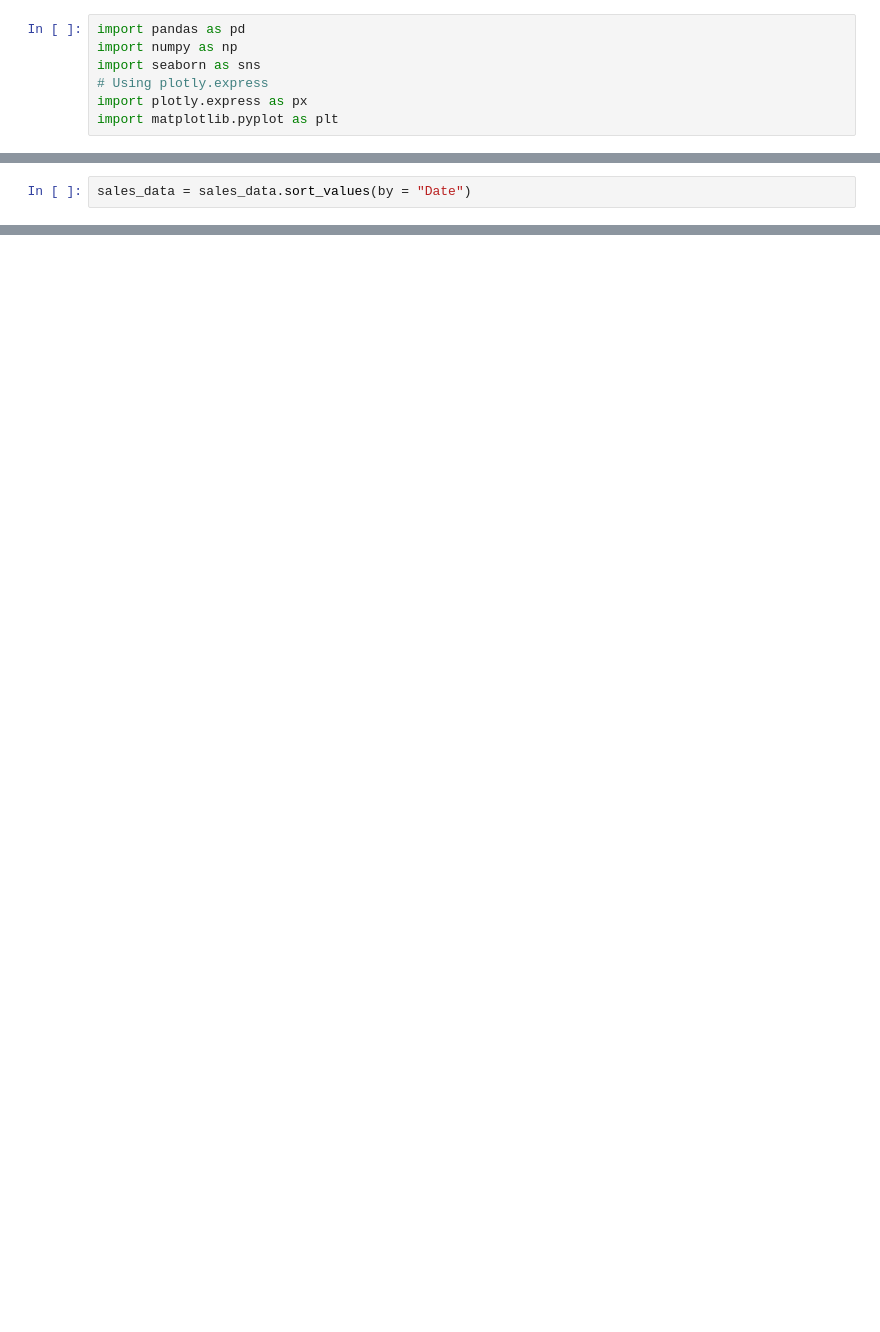
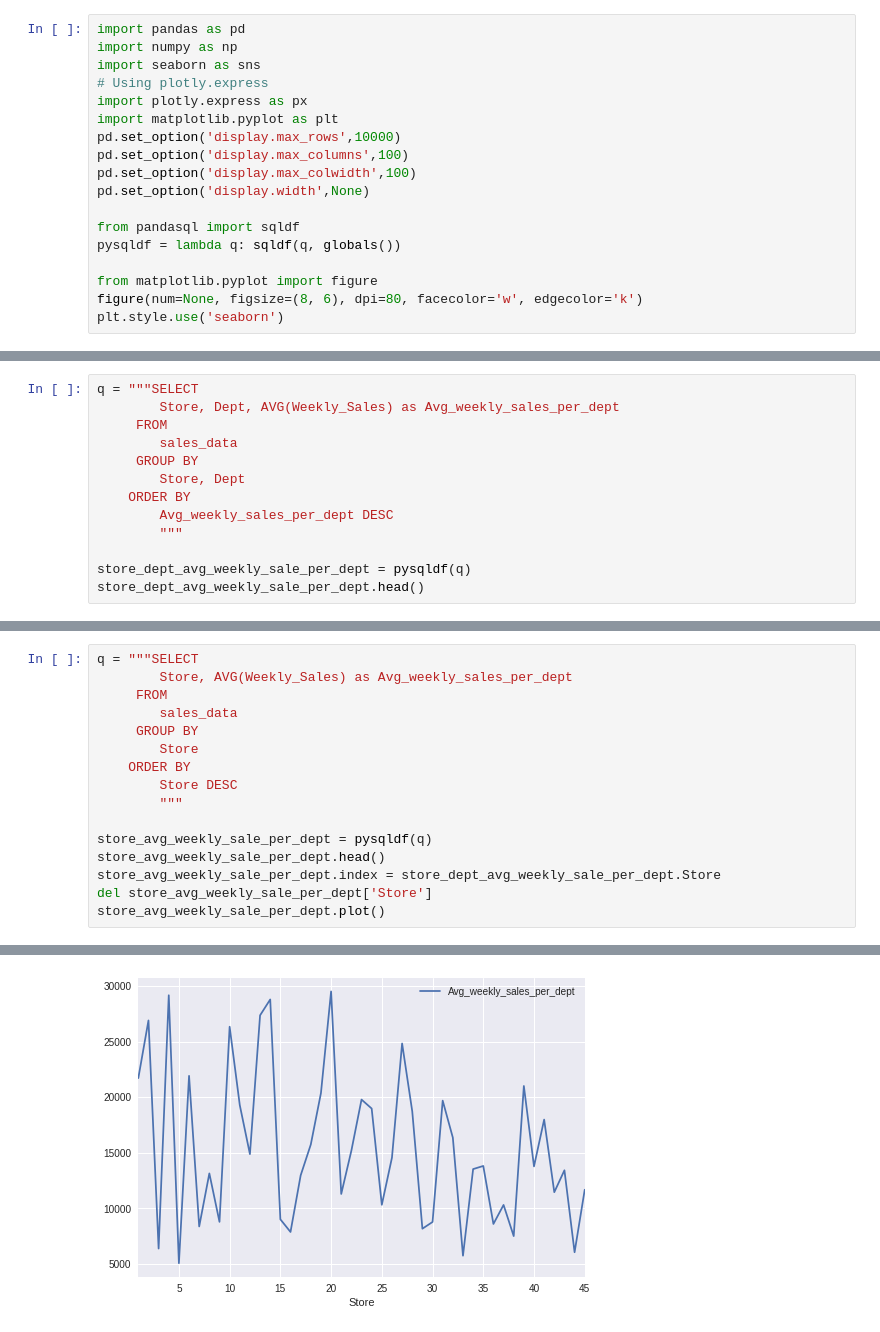
Before and after one commit to sagnikrana/Sales-Forecasting, a Jupyter notebook: Sales Forecasting.ipynb, the cells around one changed output, grey strips where cells are left out. Drawn from its saved outputs; the diff is of its cells as text; blank space fills up the shorter version.

```diff
--- a/Sales Forecasting.ipynb
+++ b/Sales Forecasting.ipynb
@@ -5,3 +5,14 @@ import seaborn as sns
 # Using plotly.express
 import plotly.express as px
 import matplotlib.pyplot as plt
+pd.set_option('display.max_rows',10000)
+pd.set_option('display.max_columns',100)
+pd.set_option('display.max_colwidth',100)
+pd.set_option('display.width',None)
+
+from pandasql import sqldf
+pysqldf = lambda q: sqldf(q, globals())
+
+from matplotlib.pyplot import figure
+figure(num=None, figsize=(8, 6), dpi=80, facecolor='w', edgecolor='k')
+plt.style.use('seaborn')
@@ -20,2 +32,0 @@ sales_data.head()
-# %%
-sales_data = sales_data.sort_values(by = "Date")
@@ -34,0 +78,13 @@ fig.show()
+# %%
+q = """SELECT
+        Store, Dept, AVG(Weekly_Sales) as Avg_weekly_sales_per_dept
+     FROM
+        sales_data
+     GROUP BY
+        Store, Dept
+    ORDER BY
+        Avg_weekly_sales_per_dept DESC
+        """
+
+store_dept_avg_weekly_sale_per_dept = pysqldf(q)
+store_dept_avg_weekly_sale_per_dept.head()
@@ -34,0 +98,17 @@ fig.show()
+# %%
+q = """SELECT
+        Store, AVG(Weekly_Sales) as Avg_weekly_sales_per_dept
+     FROM
+        sales_data
+     GROUP BY
+        Store
+    ORDER BY
+        Store DESC
+        """
+
+store_avg_weekly_sale_per_dept = pysqldf(q)
+store_avg_weekly_sale_per_dept.head()
+store_avg_weekly_sale_per_dept.index = store_dept_avg_weekly_sale_per_dept.Store
+del store_avg_weekly_sale_per_dept['Store']
+store_avg_weekly_sale_per_dept.plot()
+# %% [output]
@@ -34,0 +116 @@ fig.show()
+[figure, added]
```
Also changed, not shown: parts of 10 cells of this notebook.
